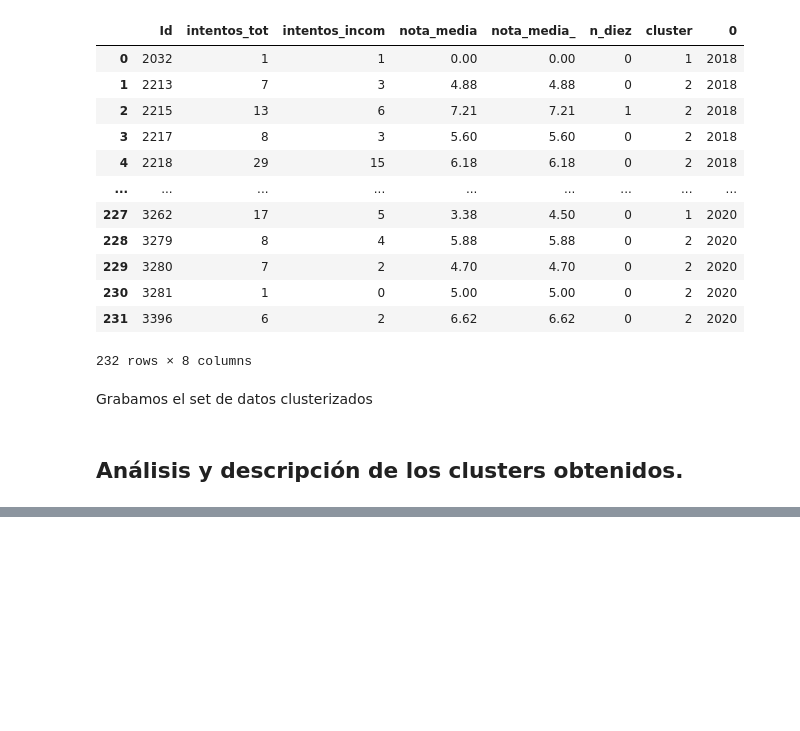
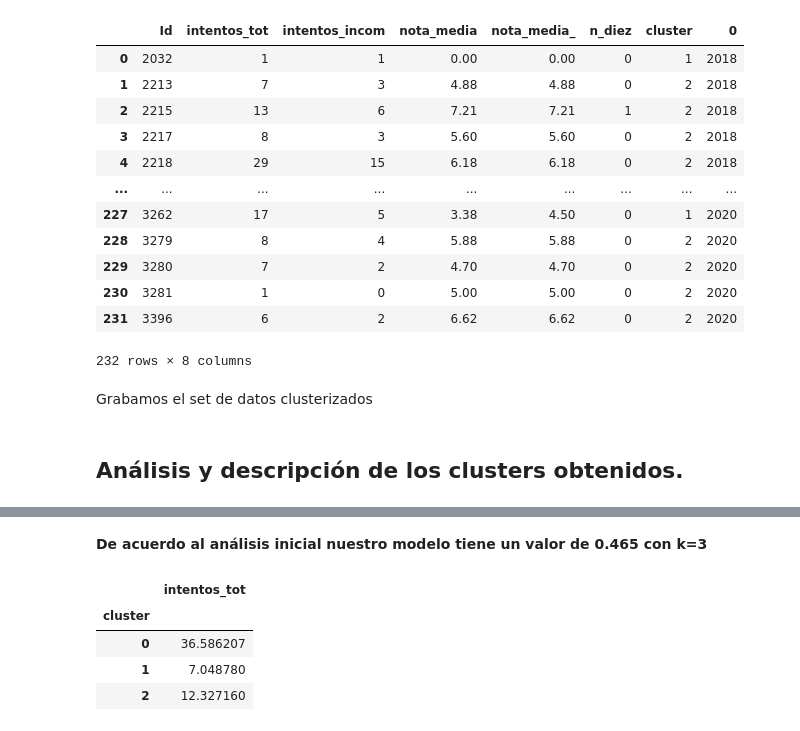
Before and after one commit to Liss-maritza/Rendimiento-academico-Machine-Learning, a Jupyter notebook: Modelado y analisis/modelado.ipynb, the cells around one changed output, grey strips where cells are left out. Drawn from its saved outputs; the diff is of its cells as text; code cells hidden in the pictures; blank space fills up the shorter version.

```diff
--- a/Modelado y analisis/modelado.ipynb
+++ b/Modelado y analisis/modelado.ipynb
@@ -444,0 +445,11 @@ Ahora, incorporaremos las puntuaciones obtenidas en el PCA en el algorimo K-mean
+# %%
+# Buscamos el número de clusters con  el método Silhouette
+limit = int((pca_scores.shape[0]//2)**0.5)
+
+# using silhouette score method
+for k in range(2, limit+1):
+    model = KMeans(n_clusters=k)
+    model.fit(pca_scores)
+    pred = model.predict(pca_scores) #predecimos
+    score = silhouette_score(pca_scores, pred)
+    print('Valor de silhouette para k = {}: {:<.3f}'.format(k, score))
@@ -605,0 +634,17 @@ data_score_f.to_csv('data_score_cluster.csv',  sep=';', index=False)
+# %% [markdown]
+**De acuerdo al análisis inicial nuestro modelo tiene un valor de 0.465 con k=3**
+# %%
+#Obtenemos la media de la variable intentos_totales
+intentosT_c = pd.pivot_table(
+      data_score_f,
+      index=['cluster'],
+      values=['intentos_tot'],
+      aggfunc={'intentos_tot':'mean'}
+)
+intentosT_c
+# %% [output]
+|  | intentos_tot |
+| cluster |  |
+| 0 | 36.586207 |
+| 1 | 7.048780 |
+| 2 | 12.327160 |
```
Also changed, not shown: parts of 19 cells of this notebook, 1 other file.
